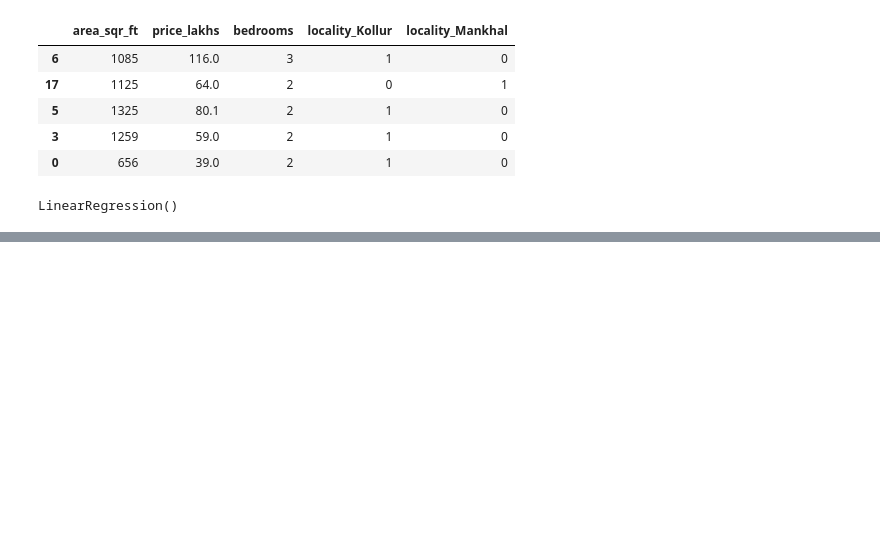
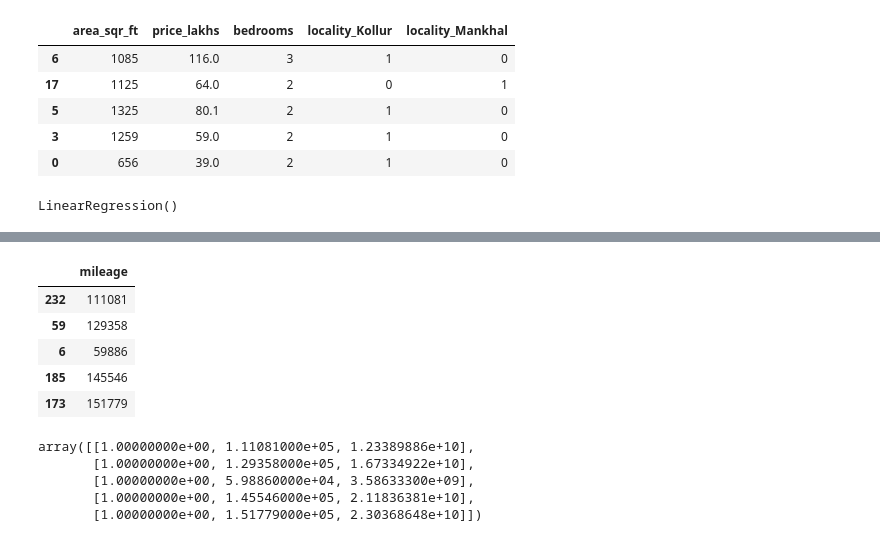
Before and after one commit to rupeshkumarp/ML, a Jupyter notebook: supervised_regression_ml/linear_regression.ipynb, the cells around one changed output, grey strips where cells are left out. Saved outputs shown, nothing was run; the diff lists cells and outputs as text; code cells hidden in the pictures; blank space fills up the shorter version.

```diff
--- a/supervised_regression_ml/linear_regression.ipynb
+++ b/supervised_regression_ml/linear_regression.ipynb
@@ -160,0 +188,3 @@ model2.score(x_test,y_test)
+# %%
+x=df[['mileage']]
+y=df.selling_price
@@ -160,0 +199,17 @@ model2.score(x_test,y_test)
+# %%
+x_train[:5]
+# %% [output]
+|  | mileage |
+| 232 | 111081 |
+| 59 | 129358 |
+| 6 | 59886 |
+| 185 | 145546 |
+| 173 | 151779 |
+# %%
+x_poly[:5]
+# %% [output]
+array([[1.00000000e+00, 1.11081000e+05, 1.23389886e+10],
+       [1.00000000e+00, 1.29358000e+05, 1.67334922e+10],
+       [1.00000000e+00, 5.98860000e+04, 3.58633300e+09],
+       [1.00000000e+00, 1.45546000e+05, 2.11836381e+10],
+       [1.00000000e+00, 1.51779000e+05, 2.30368648e+10]])
```
Also changed, not shown: parts of 17 cells of this notebook.
